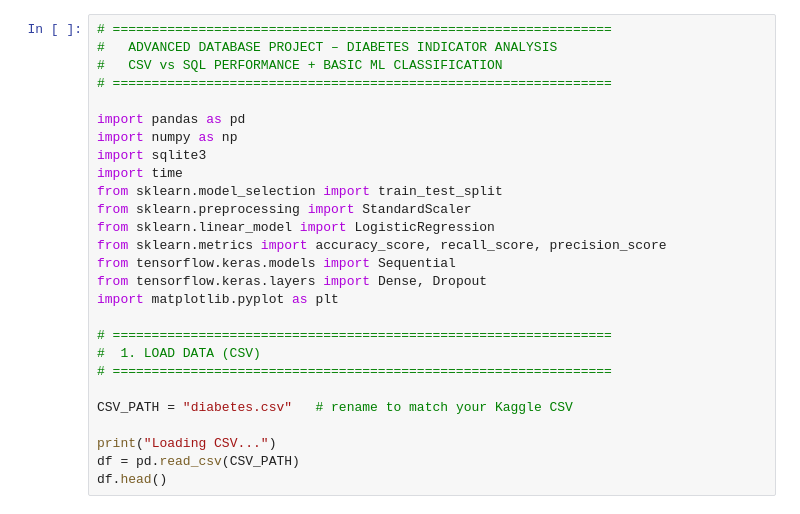
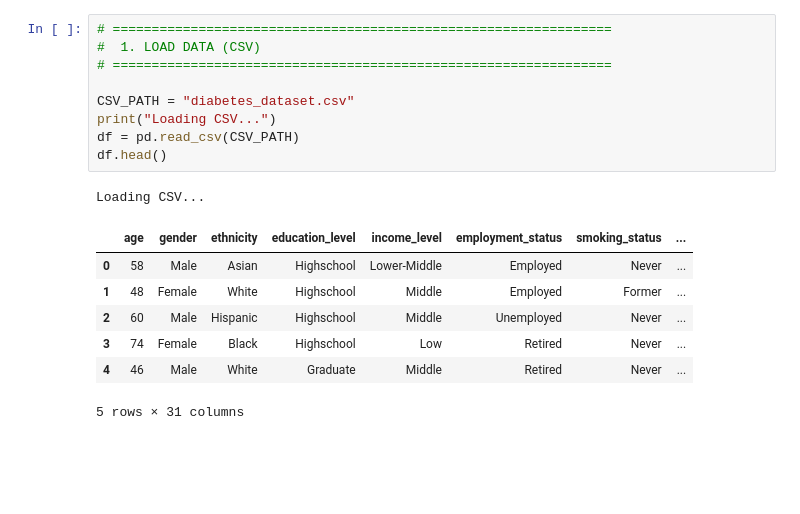
Before and after one commit to Jared-Young-26/Advanced-Database-Final-Project-2025, a Jupyter notebook: baseline.ipynb, the cells around one changed output. Drawn from its saved outputs; the diff is of its cells as text; blank space fills up the shorter version.

```diff
--- a/baseline.ipynb
+++ b/baseline.ipynb
@@ -1,30 +31,21 @@
 # %%
-# ================================================================
-#   ADVANCED DATABASE PROJECT – DIABETES INDICATOR ANALYSIS
-#   CSV vs SQL PERFORMANCE + BASIC ML CLASSIFICATION
-# ================================================================
-
-import pandas as pd
-import numpy as np
-import sqlite3
-import time
-from sklearn.model_selection import train_test_split
-from sklearn.preprocessing import StandardScaler
-from sklearn.linear_model import LogisticRegression
-from sklearn.metrics import accuracy_score, recall_score, precision_score
-from tensorflow.keras.models import Sequential
-from tensorflow.keras.layers import Dense, Dropout
-import matplotlib.pyplot as plt
-
 # ================================================================
 #  1. LOAD DATA (CSV)
 # ================================================================
 
-CSV_PATH = "diabetes.csv"   # rename to match your Kaggle CSV
-
+CSV_PATH = "diabetes_dataset.csv"
 print("Loading CSV...")
 df = pd.read_csv(CSV_PATH)
 df.head()
+# %% [output]
+Loading CSV...
+|  | age | gender | ethnicity | education_level | income_level | employment_status | smoking_status | ... |
+| 0 | 58 | Male | Asian | Highschool | Lower-Middle | Employed | Never | ... |
+| 1 | 48 | Female | White | Highschool | Middle | Employed | Former | ... |
+| 2 | 60 | Male | Hispanic | Highschool | Middle | Unemployed | Never | ... |
+| 3 | 74 | Female | Black | Highschool | Low | Retired | Never | ... |
+| 4 | 46 | Male | White | Graduate | Middle | Retired | Never | ... |
+5 rows × 31 columns
 # %%
 # ================================================================
 # 2. BASIC STATISTICAL EXPLORATION
```
Also changed, not shown: parts of 11 cells of this notebook, 2 other files.
